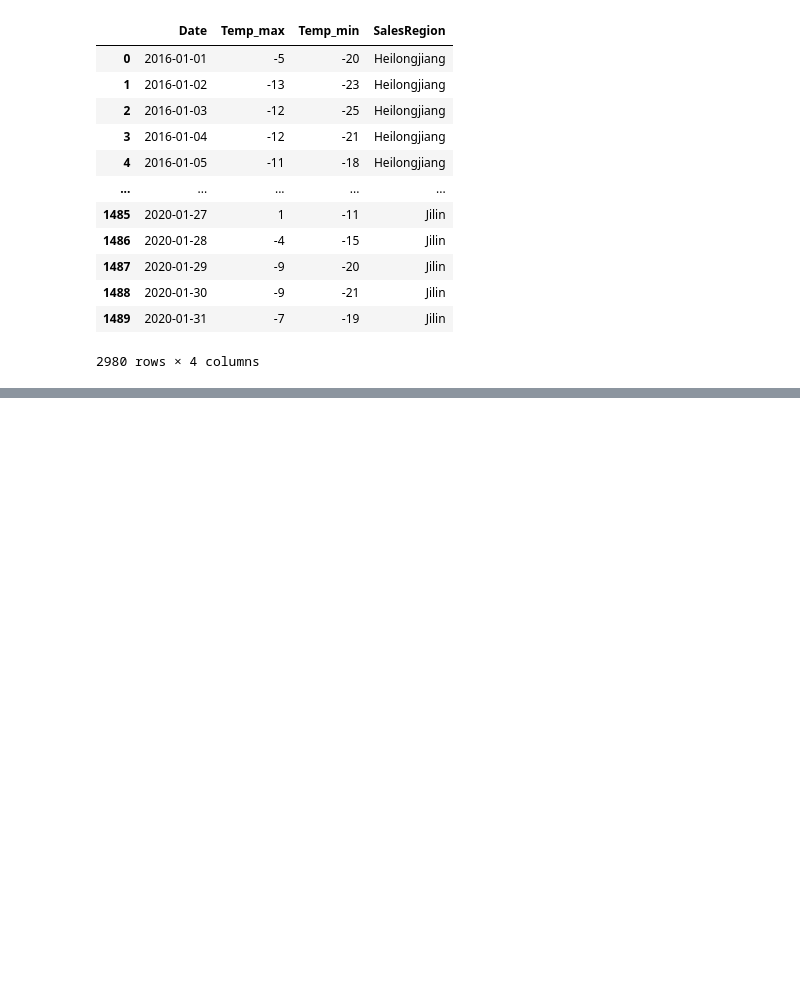
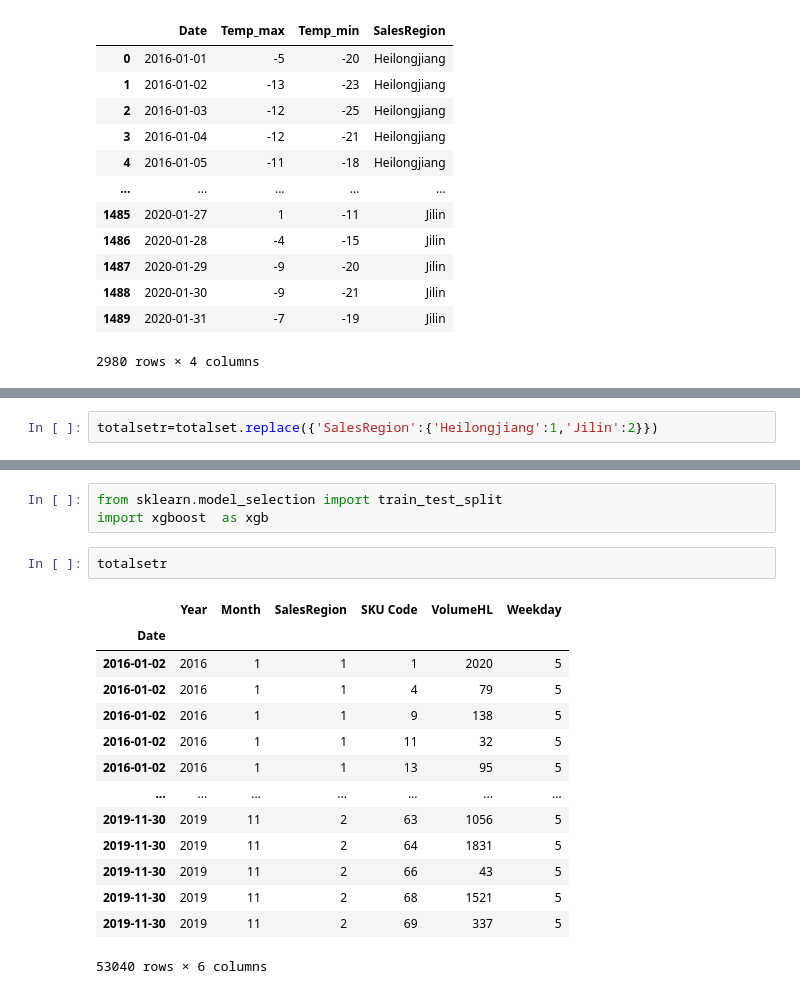
Before and after one commit to sunmingbai/BUD_competition, a Jupyter notebook: Ming/Model1.ipynb, the cells around one changed output, grey strips where cells are left out. Saved outputs shown, nothing was run; the diff lists cells and outputs as text; blank space fills up the shorter version.

```diff
--- a/Ming/Model1.ipynb
+++ b/Ming/Model1.ipynb
@@ -230,0 +290,2 @@ createdataset(totalset, historicalsale, masterdata, commercialplanning,Twotemps
+# %%
+totalsetr=totalset.replace({'SalesRegion':{'Heilongjiang':1,'Jilin':2}})
@@ -230,0 +333,20 @@ createdataset(totalset, historicalsale, masterdata, commercialplanning,Twotemps
+# %%
+from sklearn.model_selection import train_test_split
+import xgboost  as xgb
+# %%
+totalsetr
+# %% [output]
+|  | Year | Month | SalesRegion | SKU Code | VolumeHL | Weekday |
+| Date |  |  |  |  |  |  |
+| 2016-01-02 | 2016 | 1 | 1 | 1 | 2020 | 5 |
+| 2016-01-02 | 2016 | 1 | 1 | 4 | 79 | 5 |
+| 2016-01-02 | 2016 | 1 | 1 | 9 | 138 | 5 |
+| 2016-01-02 | 2016 | 1 | 1 | 11 | 32 | 5 |
+| 2016-01-02 | 2016 | 1 | 1 | 13 | 95 | 5 |
+| ... | ... | ... | ... | ... | ... | ... |
+| 2019-11-30 | 2019 | 11 | 2 | 63 | 1056 | 5 |
+| 2019-11-30 | 2019 | 11 | 2 | 64 | 1831 | 5 |
+| 2019-11-30 | 2019 | 11 | 2 | 66 | 43 | 5 |
+| 2019-11-30 | 2019 | 11 | 2 | 68 | 1521 | 5 |
+| 2019-11-30 | 2019 | 11 | 2 | 69 | 337 | 5 |
+53040 rows × 6 columns
```
Also changed, not shown: parts of 37 cells of this notebook, 1 other file.
